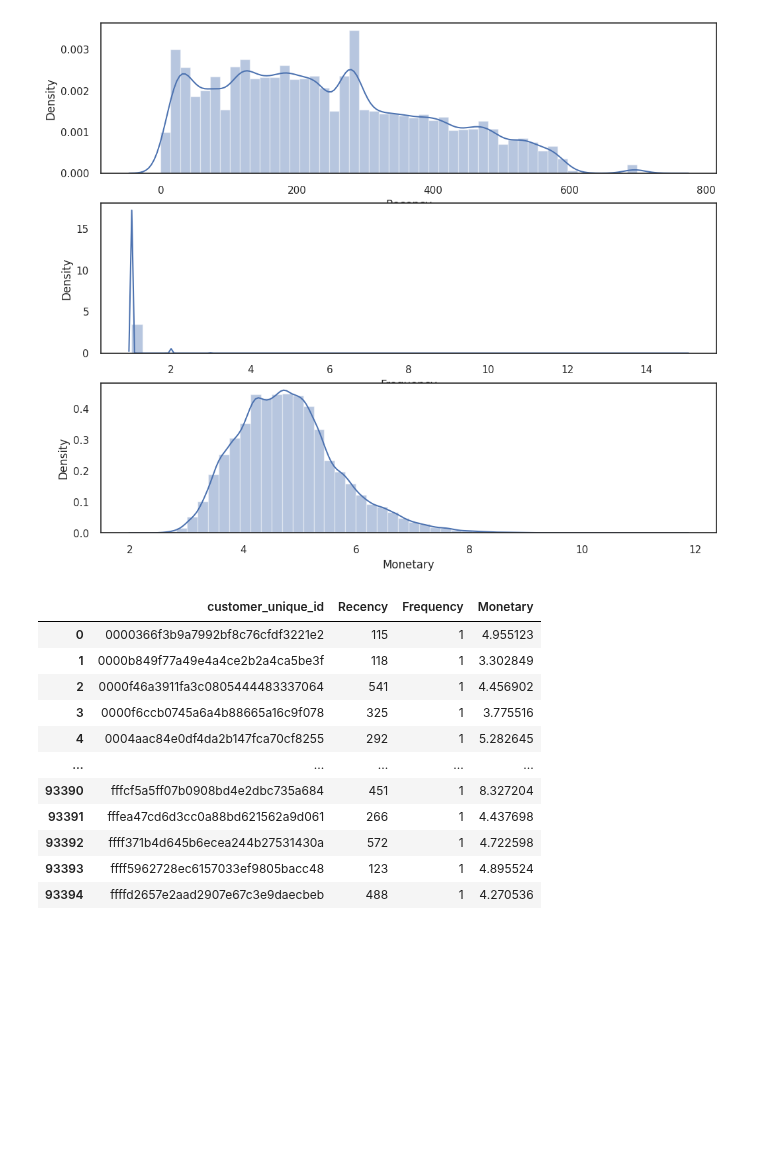
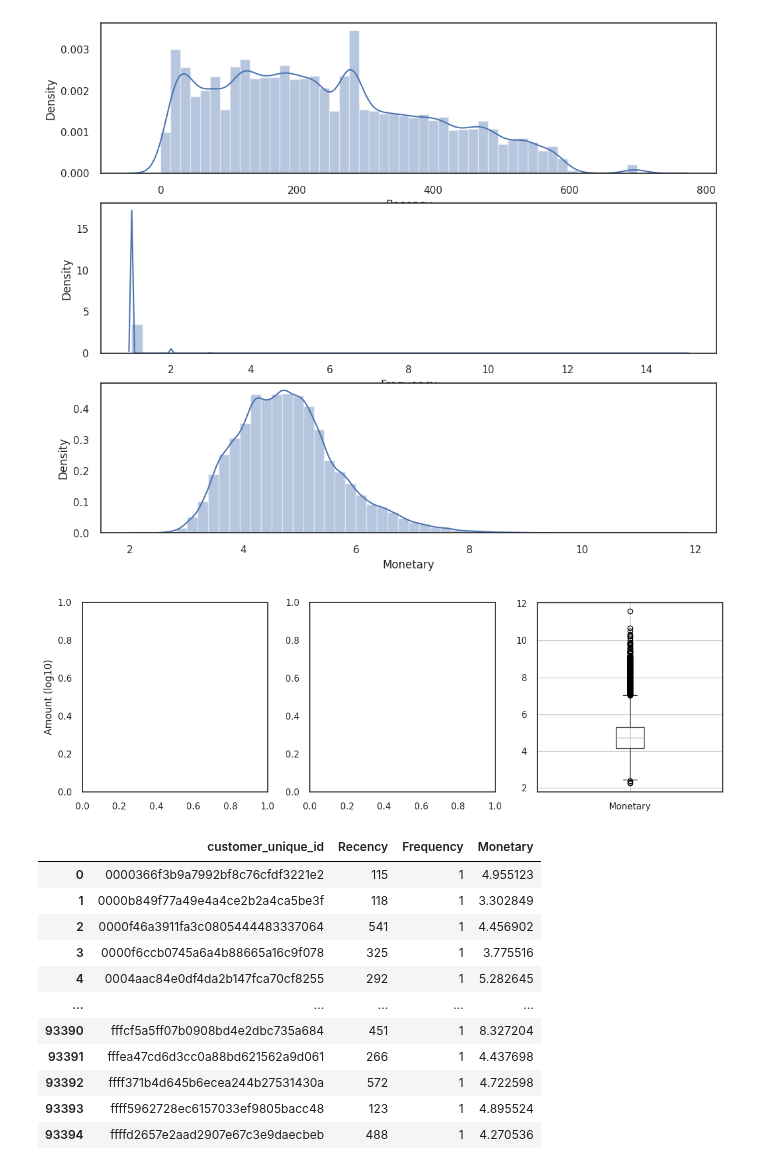
Before and after one commit to Pablocodes1993/finalproject, a Jupyter notebook: CUSTOMER_SEGMENTATION_USING_UNSUPERVISED_METHODS_AND_RFM.ipynb, the cells around one changed output. Drawn from its saved outputs; the diff is of its cells as text; code cells hidden in the pictures; blank space fills up the shorter version.

```diff
--- a/CUSTOMER_SEGMENTATION_USING_UNSUPERVISED_METHODS_AND_RFM.ipynb
+++ b/CUSTOMER_SEGMENTATION_USING_UNSUPERVISED_METHODS_AND_RFM.ipynb
@@ -998,6 +998,23 @@ https://gist.github.com/mwaskom/de44147ed2974457ad6372750bbe5751
 
   plt.subplot(3, 1, 3); sns.distplot(selected_columns_rfm['Monetary'])
 [figure]
+# %%
+# Create a figure and axes
+fig, axes = plt.subplots(nrows=1, ncols=3, figsize=(12, 4))
+
+
+
+selected_columns_rfm.boxplot(column='Monetary', ax=axes[2])
+
+axes[0].set_ylabel('Amount (log10)')
+
+# Adjust the layout
+plt.tight_layout()
+
+# Display the plot
+plt.show()
+# %% [output]
+[figure, added]
 # %%
 selected_columns_rfm
 # %% [output]
```
Also changed, not shown: parts of 4 cells of this notebook.
